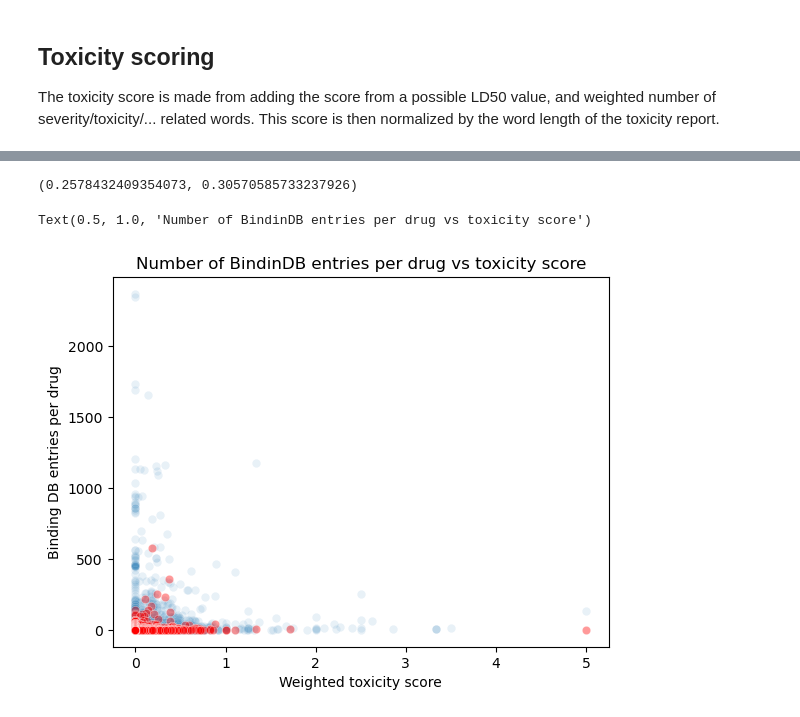
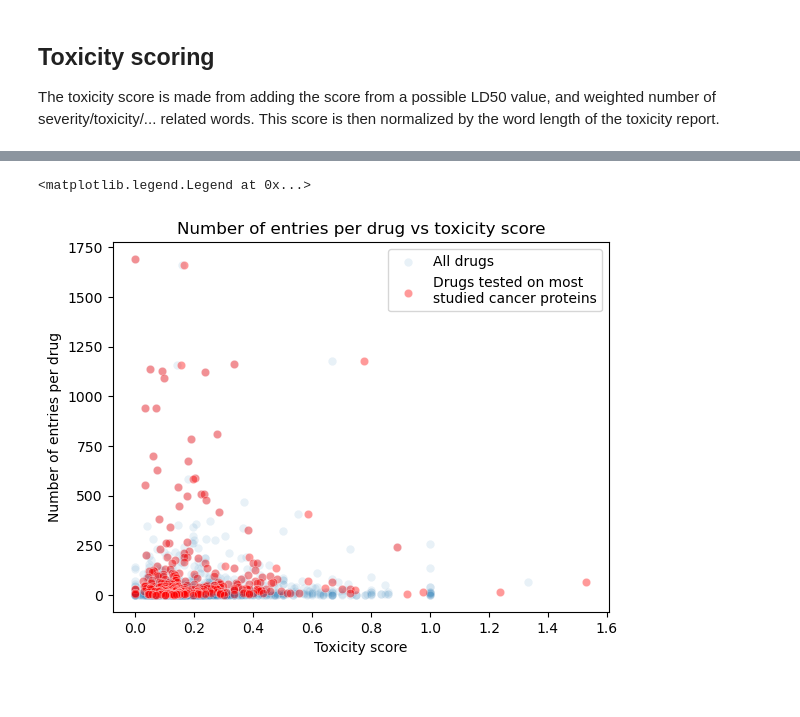
Before and after one commit to epfl-ada/ada-2024-project-hyperbabbage, a Jupyter notebook: mathis_final.ipynb, the cells around one changed output, grey strips where cells are left out. Cells and saved outputs as stored; diff of their text form; code cells hidden in the pictures.

```diff
--- a/mathis_final.ipynb
+++ b/mathis_final.ipynb
@@ -60,5 +121,5 @@ grouped_df.head()
 # %%
-grouped_df_cancer = cancer_df_matched.groupby("drugbank_drug_name").agg({
+grouped_df_studied = cancer_most_studied_df.groupby("drugbank_drug_name").agg({
     "drugbank_drug_name": "count",
     "drugbank_drug_patent_approved": lambda x: x.notna().sum(),
     "drugbank_drug_toxicity": lambda x: x.unique(),
@@ -66,11 +127,11 @@ grouped_df_cancer = cancer_df_matched.groupby("drugbank_drug_name").agg({
     "ligand_name" : lambda x: x.unique()
 }).rename(columns={"drugbank_drug_name": "count"}).sort_values(by="count", ascending=False)
 
-grouped_df_cancer["num_prot_per_drug"] = grouped_df_cancer["inchi_key"].apply(lambda x: len(x))
-grouped_df_cancer["num_lig_per_drug"] = grouped_df_cancer["ligand_name"].apply(lambda x: len(x))
+grouped_df_studied["num_prot_per_drug"] = grouped_df_studied["inchi_key"].apply(lambda x: len(x))
+grouped_df_studied["num_lig_per_drug"] = grouped_df_studied["ligand_name"].apply(lambda x: len(x))
 
-grouped_df_cancer["unique_toxicity"] = grouped_df_cancer["drugbank_drug_toxicity"].apply(lambda x: x[0] )
-grouped_df_cancer["num_diff_toxicity"] = grouped_df_cancer["drugbank_drug_toxicity"].apply(lambda x: len(x) )
+grouped_df_studied["unique_toxicity"] = grouped_df_studied["drugbank_drug_toxicity"].apply(lambda x: x[0] )
+grouped_df_studied["num_diff_toxicity"] = grouped_df_studied["drugbank_drug_toxicity"].apply(lambda x: len(x) )
 # %%
 fig,axs = plt.subplots(1,2,figsize=(5,3))
 
@@ -193,6 +229,6 @@ toxicity_related_frequent_words = ["overdose","adverse",'toxicity','LD50','nause
                                     "hemodialysis","breast","acne","hepatotoxicity","pulmonary","malformations","thrombocytopenia",
                                     "lactation","ventricular","sweating","atropine","kidney","hepatotoxicity","restlessness",
                                     "seizure","emesis","adrenal","carcinomas","neutropenia","allergy","toxicity","arrhythmias",
-                                    "death","hypertension",]
+                                    "death","hypertension"]
 
 high_severity = ["cancer","coma","severe","overdose","death","lethal","serious","life-threatening","life threatening","strokes","fatal","mortality"]
@@ -247,6 +268,6 @@ The toxicity score is made from adding the score from a possible LD50 value, and
 grouped_df["toxicity_score"] =  grouped_df["unique_toxicity"].apply(lambda x: (sum(3 for word in high_severity if word in str(x)) + sum(1 for word in low_severity if word in str(x)) + int(assign_severity_score(parse_lowest_ld50(str(x))))) )
 grouped_df["toxicity_score"] =  grouped_df["toxicity_score"]/grouped_df["unique_toxicity"].apply(lambda x: len(str(x).split()) if len(str(x).split()) != 0 else 0)
 
-# cancer related
-grouped_df_cancer["toxicity_score"] =  grouped_df_cancer["unique_toxicity"].apply(lambda x: (sum(3 for word in high_severity if word in str(x)) + sum(1 for word in low_severity if word in str(x)) + int(assign_severity_score(parse_lowest_ld50(str(x))))) )
-grouped_df_cancer["toxicity_score"] =  grouped_df_cancer["toxicity_score"]/grouped_df_cancer["unique_toxicity"].apply(lambda x: len(str(x).split()) if len(str(x).split()) != 0 else 0)
+# cancer most studied
+grouped_df_studied["toxicity_score"] =  grouped_df_studied["unique_toxicity"].apply(lambda x: (sum(3 for word in high_severity if word in str(x)) + sum(1 for word in low_severity if word in str(x)) + (assign_severity_score(parse_lowest_ld50(str(x))))) )
+grouped_df_studied["toxicity_score"] =  grouped_df_studied["toxicity_score"]/grouped_df_studied["unique_toxicity"].apply(lambda x: len(str(x).split()) if len(str(x).split()) != 0 else 0)
@@ -272,3 +276,3 @@ Data frame of entries with non-empty toxicity report
 # %%
 grouped_df_tox = grouped_df.loc[grouped_df["unique_toxicity"].isna() == False]
-grouped_df_cancer_tox = grouped_df_cancer.loc[grouped_df_cancer["unique_toxicity"].isna() == False]
+grouped_df_studied_tox = grouped_df_studied.loc[grouped_df_studied["unique_toxicity"].isna() == False]
@@ -299,14 +301,11 @@ Text(0.5, 1.0, 'Histogram of toxicity score')
-# %%
-grouped_df_cancer_tox["toxicity_score"].mean(),grouped_df_tox["toxicity_score"].mean()
-# %% [output]
-(0.2578432409354073, 0.30570585733237926)
 # %%
-sns.scatterplot(grouped_df,x="toxicity_score",y = "count",alpha = 0.1)
-sns.scatterplot(grouped_df_cancer,x="toxicity_score",y = "count",alpha = 0.4,color="red")
-plt.xlabel("Weighted toxicity score")
-plt.ylabel("Binding DB entries per drug")
-# plt.yscale("log")
-plt.title("Number of BindinDB entries per drug vs toxicity score")
+sns.scatterplot(grouped_df_tox,x="toxicity_score",y = "count",alpha = 0.1)
+sns.scatterplot(grouped_df_studied_tox,x="toxicity_score",y = "count",alpha = 0.4,color="red")
+
+plt.xlabel("Toxicity score")
+plt.ylabel("Number of entries per drug")
+plt.title("Number of entries per drug vs toxicity score")
+plt.legend(["All drugs","Drugs tested on most\nstudied cancer proteins"])
 # %% [output]
-Text(0.5, 1.0, 'Number of BindinDB entries per drug vs toxicity score')
+<matplotlib.legend.Legend at 0x...>
-[figure, old version]
+[figure, new version]
```
Also changed, not shown: parts of 31 cells of this notebook, 1 other file.
